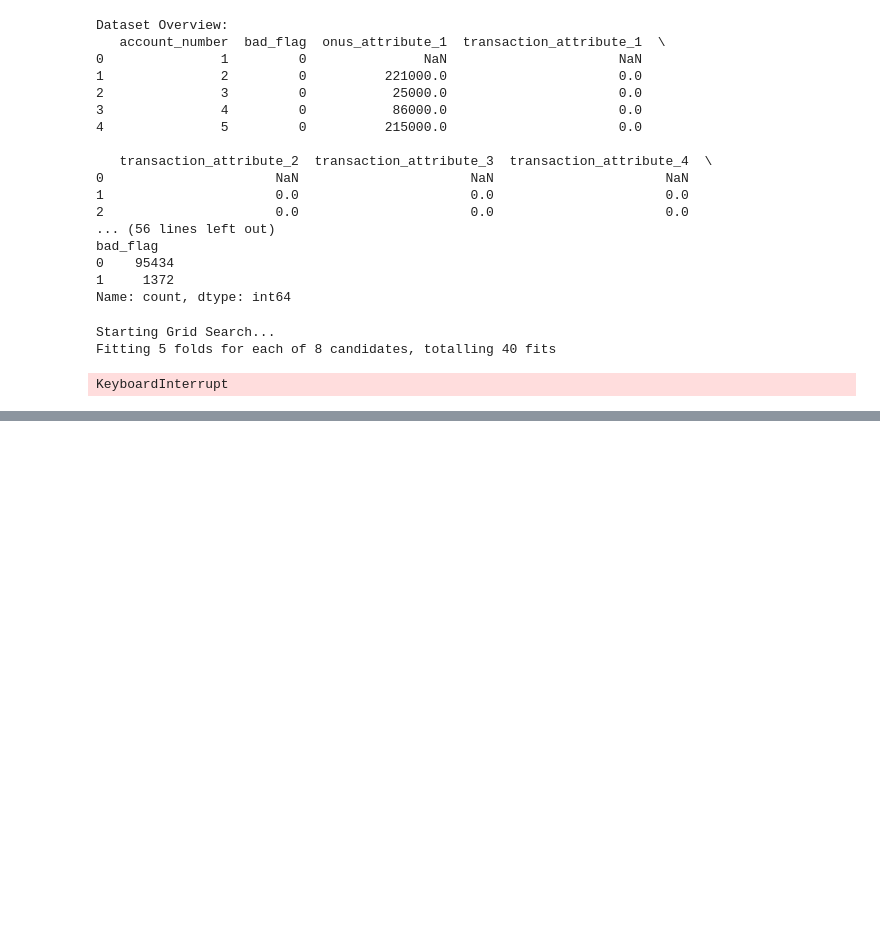
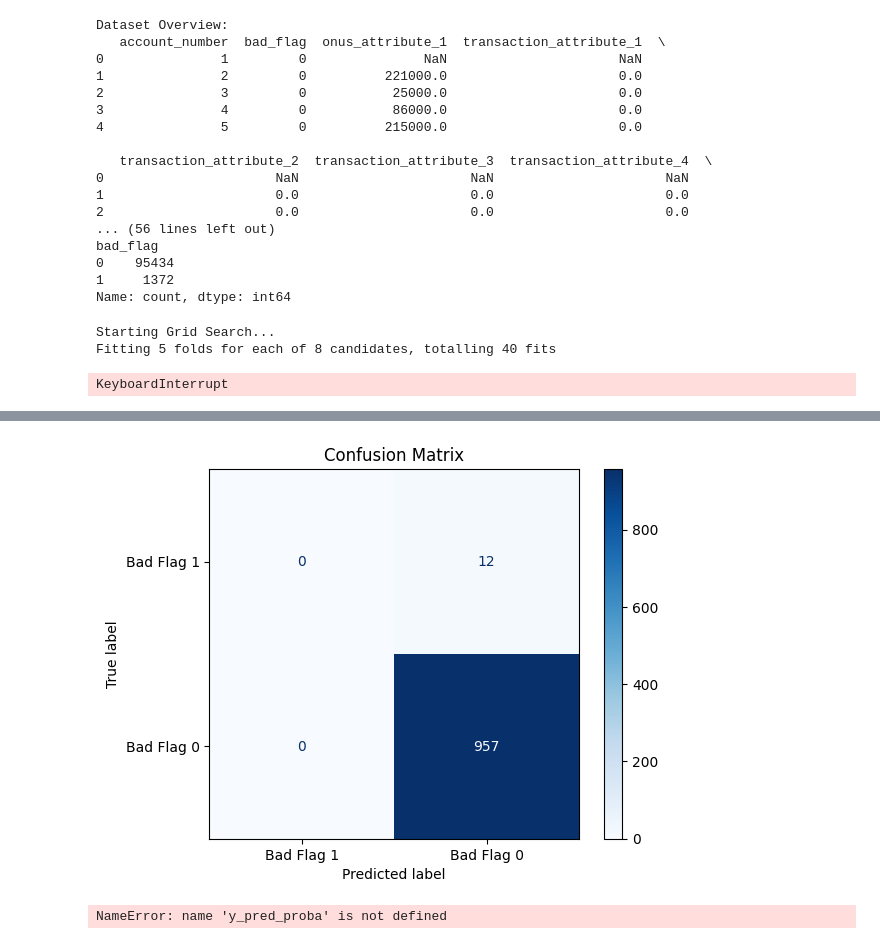
Before and after one commit to Userfrom1995/CreditCard_Predictions, a Jupyter notebook: main.ipynb, the cells around one changed output, grey strips where cells are left out. Cells and saved outputs as stored; diff of their text form; code cells hidden in the pictures; blank space fills up the shorter version.

```diff
--- a/main.ipynb
+++ b/main.ipynb
@@ -408,0 +691,30 @@ print("Predictions for validation data saved to 'validation_predictions.csv'.")
+# %%
+from sklearn.metrics import confusion_matrix, ConfusionMatrixDisplay
+
+# Compute the confusion matrix
+cm = confusion_matrix(y_test, y_pred, labels=[1, 0])
+
+# Display the confusion matrix
+disp = ConfusionMatrixDisplay(confusion_matrix=cm, display_labels=['Bad Flag 1', 'Bad Flag 0'])
+disp.plot(cmap='Blues')
+plt.title('Confusion Matrix')
+plt.show()
+# %% [output]
+[figure, added]
+# %%
+from sklearn.metrics import precision_recall_curve
+
+# Calculate precision, recall, and thresholds
+precision, recall, thresholds = precision_recall_curve(y_test, y_pred_proba)
+
+# Plot precision-recall curve
+plt.figure(figsize=(8, 5))
+plt.plot(thresholds, precision[:-1], label='Precision')
+plt.plot(thresholds, recall[:-1], label='Recall')
+plt.title('Precision-Recall vs Threshold')
+plt.xlabel('Threshold')
+plt.ylabel('Value')
+plt.legend()
+plt.show()
+# %% [output]
+NameError: name 'y_pred_proba' is not defined
```
Also changed, not shown: parts of 18 cells of this notebook.
